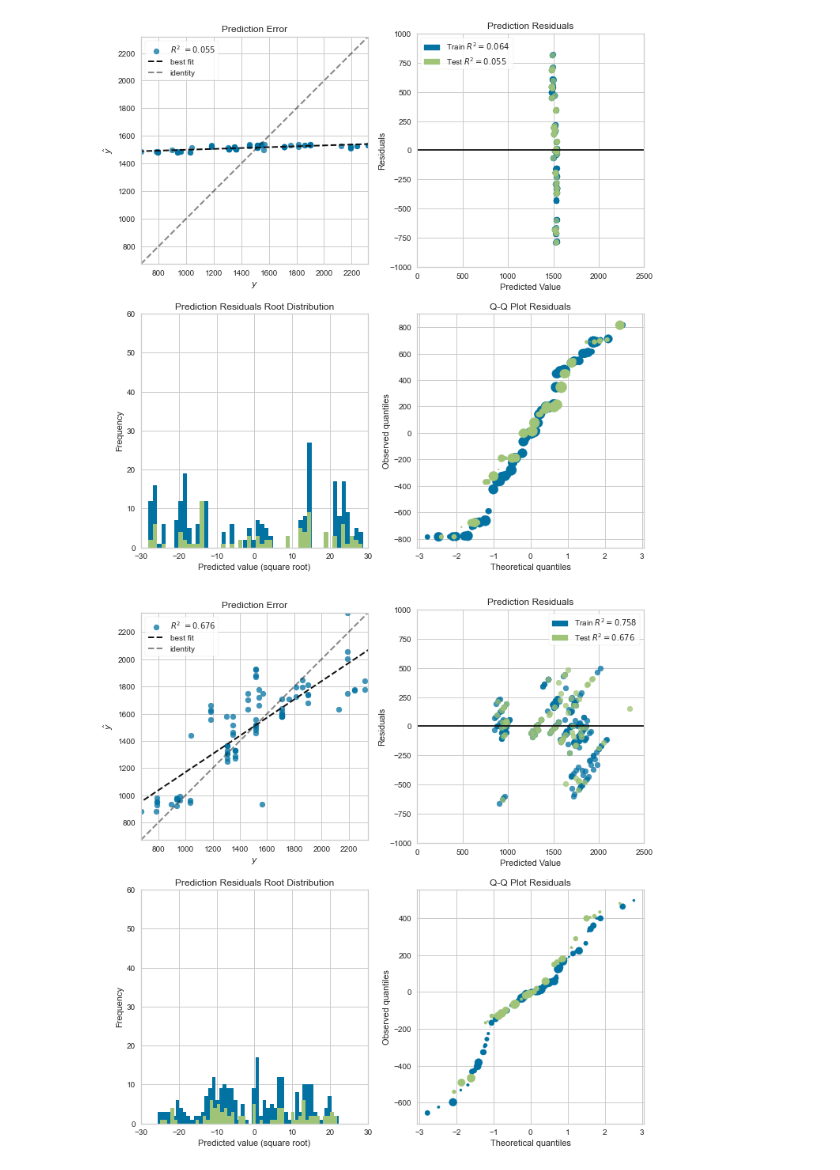
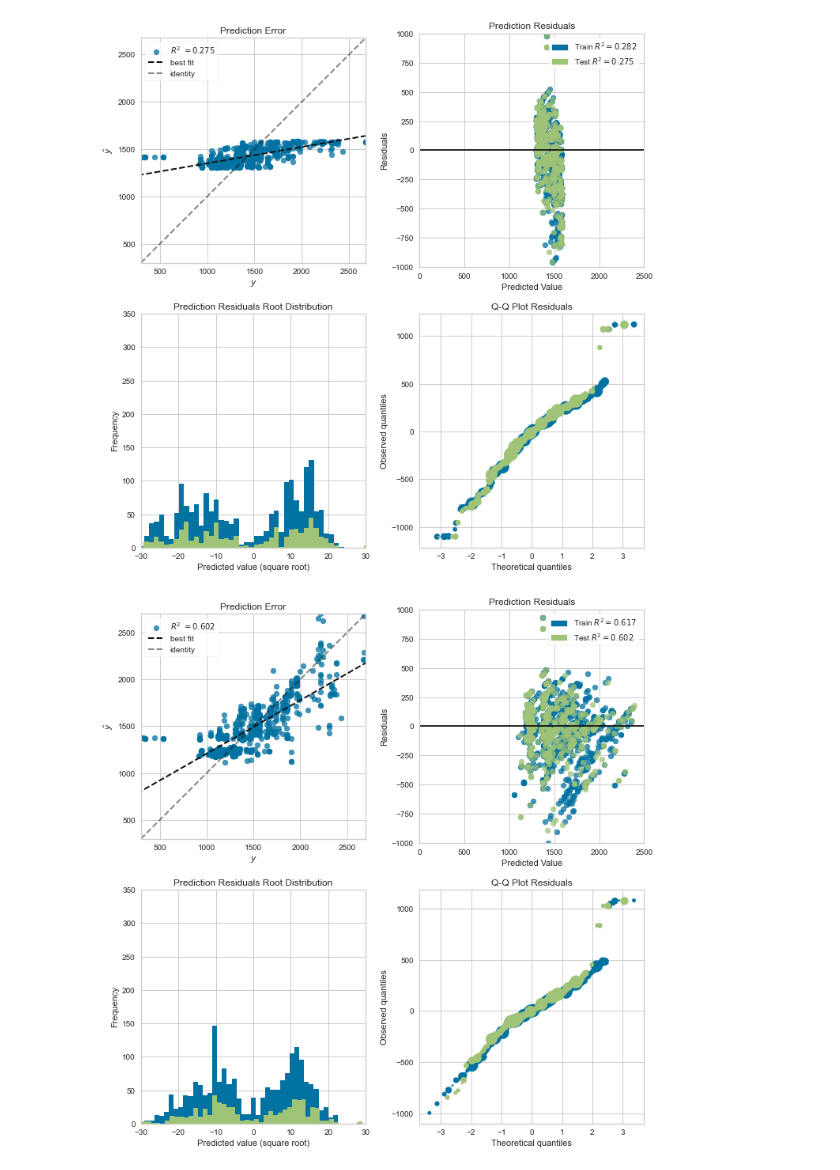
Before and after one commit to thijnalbers/ThesisCode, a Jupyter notebook: Notebook.ipynb, the cells around one changed output. Cells and saved outputs as stored; diff of their text form; code cells hidden in the pictures.

```diff
--- a/Notebook.ipynb
+++ b/Notebook.ipynb
@@ -5,8 +5,8 @@ import pandas as pd
 # df = pd.read_excel('OuterHarbour-Tiel.xlsx')
 # df = pd.read_excel('OuterHarbour-Tiel2.xlsx')
 # df = pd.read_excel('OuterHarbour-Tiel3.xlsx')
-all_files = ['OuterHarbour-Tiel3.xlsx', 'Reims-NorthBergen.xlsx']
-# all_files = ['AU-NL.xlsx',]
+# all_files = ['OuterHarbour-Tiel3.xlsx', 'Reims-NorthBergen.xlsx']
+all_files = ['AU-NL.xlsx',]
 df = pd.concat((pd.read_excel(f) for f in all_files))
 # %%
 # All nodes on the route
@@ -178,16 +178,17 @@ import seaborn as sns
 import matplotlib.pyplot as plt
 
 corr_matrix = df_num.corr()
-plt.figure(figsize=(32, 12))
+
+fig, axes = plt.subplots(figsize=(30,30))
 mask = np.triu(np.ones_like(corr_matrix, dtype=np.bool8))
-heatmap = sns.heatmap(corr_matrix, vmin=-1, mask=None, vmax=1, cmap='vlag')
+heatmap = sns.heatmap(corr_matrix, vmin=-1, mask=mask, vmax=1, cmap='vlag')
 heatmap.set_title('Features Correlation for Numerical Features')
+fig.tight_layout()
+fig.savefig('output/correlation.png')
 
-plt.savefig('output/correlation.png')
-
-plt.figure(figsize=(10, 12))
+fix, axes = plt.subplots(figsize=(10, 30))
 mask = np.triu(np.ones_like(corr_matrix, dtype=bool))
 heatmap = sns.heatmap(corr_matrix[['ATA']].sort_values(by='ATA', ascending=False), vmin=-1, vmax=1, annot=True, cmap='vlag')
 heatmap.set_title('Features Correlation with Actual Time of Arrival', fontdict={'fontsize':18}, pad=16)
-
-plt.savefig('output/correlation_ata.png')
+fig.tight_layout()
+fig.savefig('output/correlation_ata.png')
@@ -421,7 +426,7 @@ for i, pipe in enumerate(pipelines):
     axes[1, 0].set_ylabel('Frequency')
     axes[1, 0].set_xlabel('Predicted value (square root)')
     axes[1, 0].set_xlim((-30, 30))
-    axes[1, 0].set_ylim((0, 60))
+    axes[1, 0].set_ylim((0, 350))
     axes[1, 0].hist(np.sqrt(np.abs(residuals_train)) * np.sign(residuals_train), bins=50, label='Train')
     axes[1, 0].hist(np.sqrt(np.abs(residuals_test)) * np.sign(residuals_test), bins=50, label='Test')
 
@@ -463,2 +468,2 @@ r2 = 0.866121, adj. r2 = 0.853587
-[figure, old version]
+[figure, new version]
-[figure, old version]
+[figure, new version]
```
Also changed, not shown: parts of 11 cells of this notebook.
